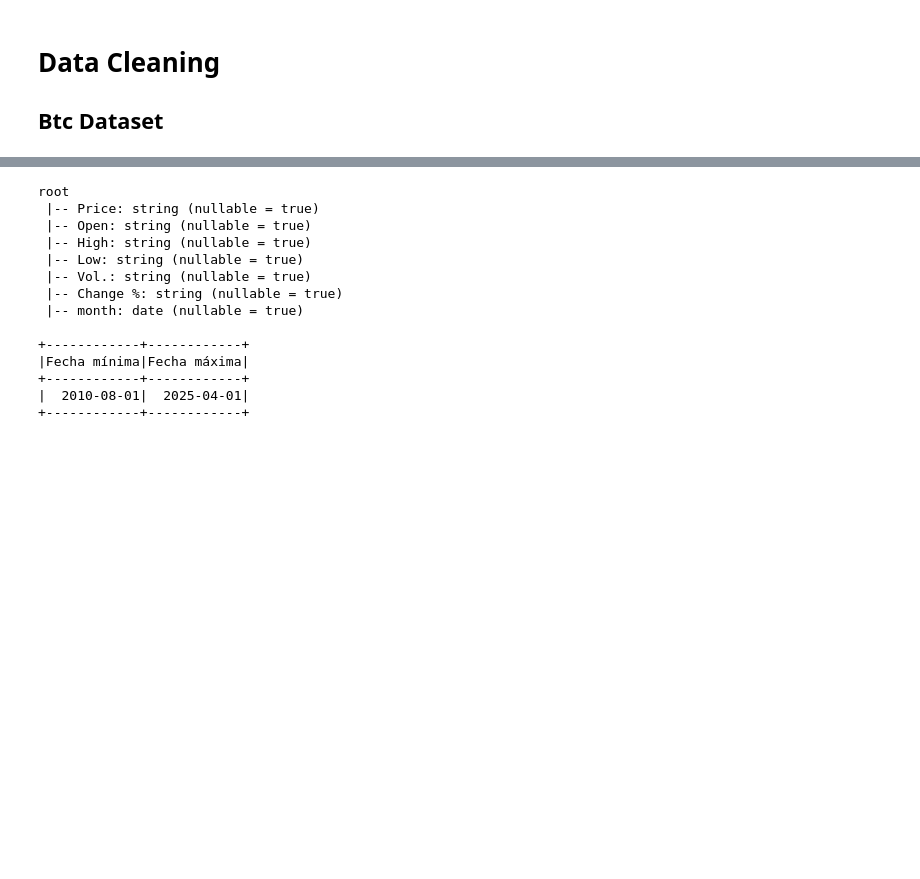
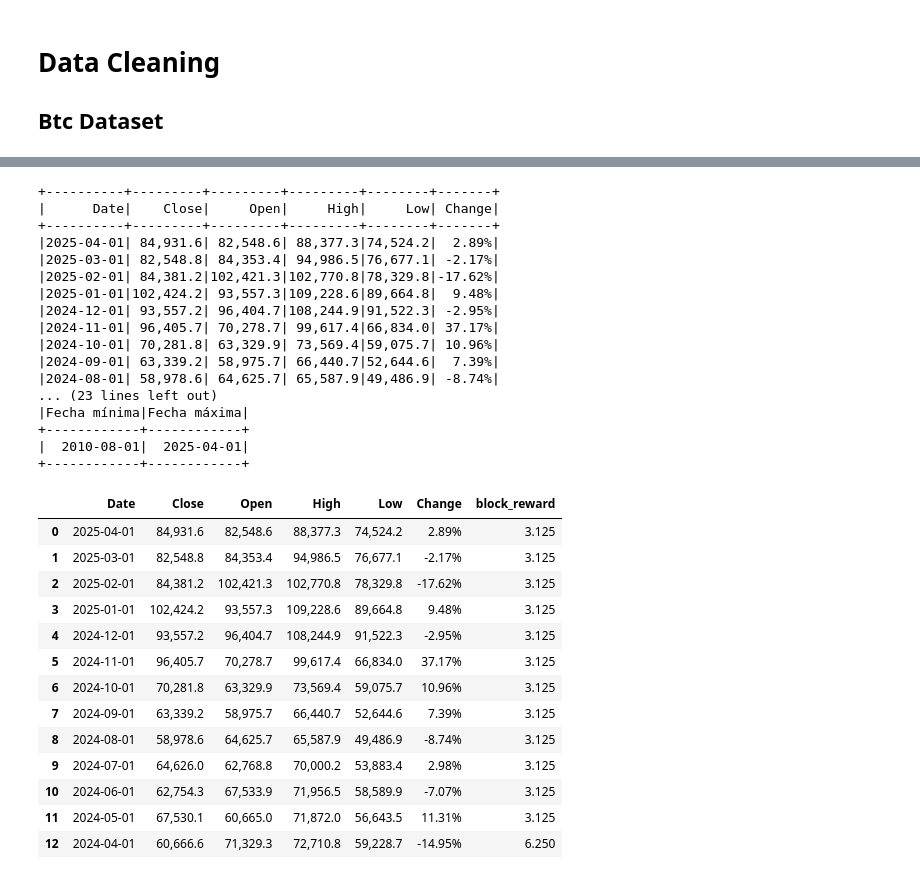
Before and after one commit to gj-goncalvescaldas/btc-3-asset-portfolio-extension, a Jupyter notebook: notebooks/04_bitcoin_halving.ipynb, the cells around one changed output, grey strips where cells are left out. Drawn from its saved outputs; the diff is of its cells as text; code cells hidden in the pictures; blank space fills up the shorter version.

```diff
--- a/notebooks/04_bitcoin_halving.ipynb
+++ b/notebooks/04_bitcoin_halving.ipynb
@@ -53,35 +103,63 @@ df_btc = spark.read \
 # %%
-df_btc = df_btc.withColumn(
-    "month",
-    F.date_format(F.to_date("Date", "MM/dd/yyyy"), "yyyy-MM")
-)
+df_btc = df_btc.withColumn("Date", F.to_date("Date", "MM/dd/yyyy"))
 
-
-df_btc = df_btc.withColumn(
-    "month",
-    F.concat(F.col("month"), F.lit("-01")).cast("date")
-).drop("Date")
+df_btc = df_btc.select(#F.date_format("Date", "dd-MM-yyyy").alias("Date"), Cambia a String y no quiero
+              F.col("Date"),
+              F.col("Price").alias("Close"),
+              F.col("Open"),
+              F.col("High"),
+              F.col("Low"),
+              F.col("Change %").alias("Change")
+             )
+df_btc.show()
 
 df_btc.printSchema()
 
 df_btc.select(
-    F.min("month").alias("Fecha mínima"),
-    F.max("month").alias("Fecha máxima")
+    F.min("Date").alias("Fecha mínima"),
+    F.max("Date").alias("Fecha máxima")
 ).show()
 # %% [output]
-root
- |-- Price: string (nullable = true)
- |-- Open: string (nullable = true)
- |-- High: string (nullable = true)
- |-- Low: string (nullable = true)
- |-- Vol.: string (nullable = true)
- |-- Change %: string (nullable = true)
- |-- month: date (nullable = true)
-
-+------------+------------+
++----------+---------+---------+---------+--------+-------+
+|      Date|    Close|     Open|     High|     Low| Change|
++----------+---------+---------+---------+--------+-------+
+|2025-04-01| 84,931.6| 82,548.6| 88,377.3|74,524.2|  2.89%|
+|2025-03-01| 82,548.8| 84,353.4| 94,986.5|76,677.1| -2.17%|
+|2025-02-01| 84,381.2|102,421.3|102,770.8|78,329.8|-17.62%|
+|2025-01-01|102,424.2| 93,557.3|109,228.6|89,664.8|  9.48%|
+|2024-12-01| 93,557.2| 96,404.7|108,244.9|91,522.3| -2.95%|
+|2024-11-01| 96,405.7| 70,278.7| 99,617.4|66,834.0| 37.17%|
+|2024-10-01| 70,281.8| 63,329.9| 73,569.4|59,075.7| 10.96%|
+|2024-09-01| 63,339.2| 58,975.7| 66,440.7|52,644.6|  7.39%|
+|2024-08-01| 58,978.6| 64,625.7| 65,587.9|49,486.9| -8.74%|
+... (23 lines left out)
 |Fecha mínima|Fecha máxima|
 +------------+------------+
 |  2010-08-01|  2025-04-01|
 +------------+------------+
+# %%
+df_btc = df_btc.withColumn(
+    "block_reward",
+    F.when(F.col("Date") <= F.lit("2012-11-01"), 50)
+     .when((F.col("Date") > F.lit("2012-11-01")) & (F.col("Date") <= F.lit("2016-06-01")), 25)
+     .when((F.col("Date") > F.lit("2016-06-01")) & (F.col("Date") <= F.lit("2020-04-01")), 12.5)
+     .when((F.col("Date") > F.lit("2020-04-01")) & (F.col("Date") <= F.lit("2024-04-01")), 6.25)
+     .otherwise(3.125)
+)
 # %%
-df_btc.orderBy(F.col("month").asc()).toPandas().head(50)
+df_btc.orderBy(F.col("Date").desc()).toPandas().head(13)
+# %% [output]
+|  | Date | Close | Open | High | Low | Change | block_reward |
+| 0 | 2025-04-01 | 84,931.6 | 82,548.6 | 88,377.3 | 74,524.2 | 2.89% | 3.125 |
+| 1 | 2025-03-01 | 82,548.8 | 84,353.4 | 94,986.5 | 76,677.1 | -2.17% | 3.125 |
+| 2 | 2025-02-01 | 84,381.2 | 102,421.3 | 102,770.8 | 78,329.8 | -17.62% | 3.125 |
+| 3 | 2025-01-01 | 102,424.2 | 93,557.3 | 109,228.6 | 89,664.8 | 9.48% | 3.125 |
+| 4 | 2024-12-01 | 93,557.2 | 96,404.7 | 108,244.9 | 91,522.3 | -2.95% | 3.125 |
+| 5 | 2024-11-01 | 96,405.7 | 70,278.7 | 99,617.4 | 66,834.0 | 37.17% | 3.125 |
+| 6 | 2024-10-01 | 70,281.8 | 63,329.9 | 73,569.4 | 59,075.7 | 10.96% | 3.125 |
+| 7 | 2024-09-01 | 63,339.2 | 58,975.7 | 66,440.7 | 52,644.6 | 7.39% | 3.125 |
+| 8 | 2024-08-01 | 58,978.6 | 64,625.7 | 65,587.9 | 49,486.9 | -8.74% | 3.125 |
+| 9 | 2024-07-01 | 64,626.0 | 62,768.8 | 70,000.2 | 53,883.4 | 2.98% | 3.125 |
+| 10 | 2024-06-01 | 62,754.3 | 67,533.9 | 71,956.5 | 58,589.9 | -7.07% | 3.125 |
+| 11 | 2024-05-01 | 67,530.1 | 60,665.0 | 71,872.0 | 56,643.5 | 11.31% | 3.125 |
+| 12 | 2024-04-01 | 60,666.6 | 71,329.3 | 72,710.8 | 59,228.7 | -14.95% | 6.250 |
```
Also changed, not shown: parts of 13 cells of this notebook, 4 other files.
